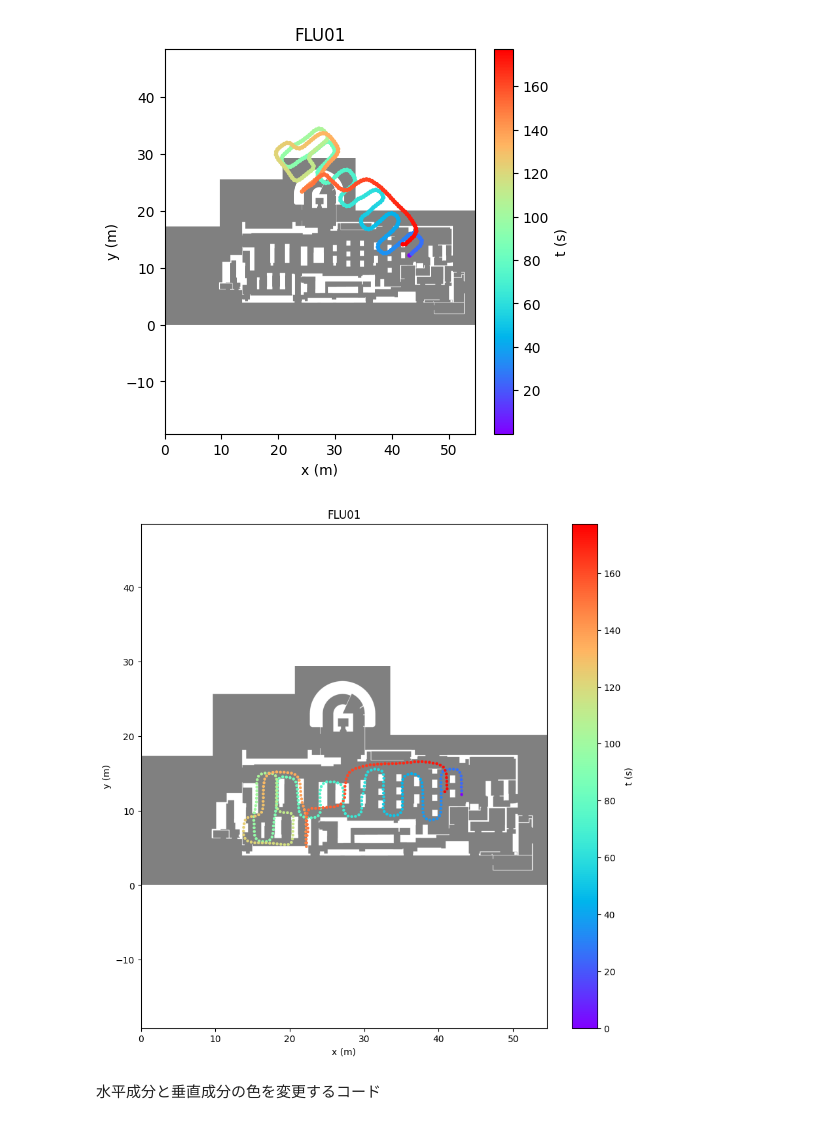
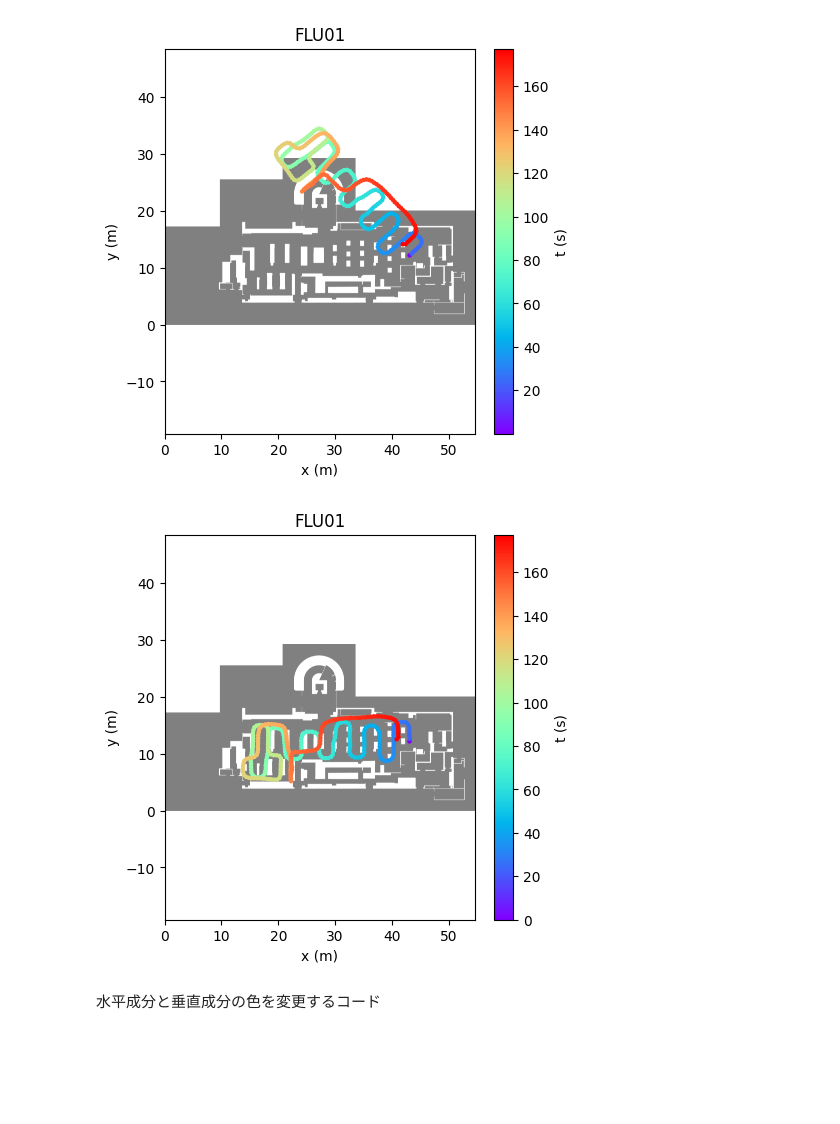
Before and after one commit to happy663/xDR-Challenge-2023-EvaalAPI-server-access, a Jupyter notebook: src/main_pdr.ipynb, the cells around one changed output. Drawn from its saved outputs; the diff is of its cells as text; code cells hidden in the pictures; blank space fills up the shorter version.

```diff
--- a/dataset/src/main_pdr.ipynb
+++ b/src/main_pdr.ipynb
@@ -12,9 +12,9 @@ plt.rcParams["figure.figsize"] = (20, 12)
 pd.set_option("display.max_rows", None)
 pd.set_option("display.max_columns", None)
 # %%
-# LOG_FILE_PATH = "../trials/Track5_second_evaluation_01_pdr.txt"
-LOG_FILE_PATH = "../trials/4_1_51_pdr.txt"
-GIS_BASE_PATH = "../gis/"
+LOG_FILE_PATH = "../dataset/trials/Track5_second_evaluation_01_pdr.txt"
+LOG_FILE_PATH = "../dataset/trials/4_1_51_pdr.txt"
+GIS_BASE_PATH = "../dataset/gis/"
 BEACON_LIST_PATH = GIS_BASE_PATH + "beacon_list.csv"
 FLOOR_NAMES = ["FLU01", "FLU02", "FLD01"]
 # %%
@@ -29,8 +29,8 @@ from sub import pdr
 
 importlib.reload(pdr)
 
-map_dict = pdr.load_floor_maps(FLOOR_NAMES, "../gis/")
-edit_map_dict = pdr.load_floor_maps(FLOOR_NAMES, "../gis/", "_edited")
+map_dict = pdr.load_floor_maps(FLOOR_NAMES, GIS_BASE_PATH)
+edit_map_dict = pdr.load_floor_maps(FLOOR_NAMES, GIS_BASE_PATH, "_edited")
 floor_name = ground_truth_df.floor_name[0]
 
 dx = 0.01
@@ -141,35 +141,35 @@ utils.plot_displacement_map(
 
 from sub import estimate, pdr_direction, utils
 
 importlib.reload(pdr_direction)
 importlib.reload(utils)
 importlib.reload(estimate)
 
 straight_angle_df, straight_angle_displacement = (
     pdr_direction.rotate_trajectory_to_optimal_alignment_using_map(
         acc_df,
         first_time_remove_drift_angle,
         edit_map_dict,
         floor_name,
         dx,
         dy,
         ground_truth_first_point={
             "x": ground_truth_df.x[0],
             "y": ground_truth_df.y[0],
         },
     )
 )
 
 utils.plot_displacement_map(
     map_dict,
     floor_name,
     dx,
     dy,
     straight_angle_displacement,
-    fig_size=(10, 10),
+    fig_size=(5, 5),
 )
 # %% [output]
-[figure, old version]
+[figure, new version]
 # %% [markdown]
 水平成分と垂直成分の色を変更するコード
 # %%
```
Also changed, not shown: parts of 1 cell of this notebook, 19 other files.
